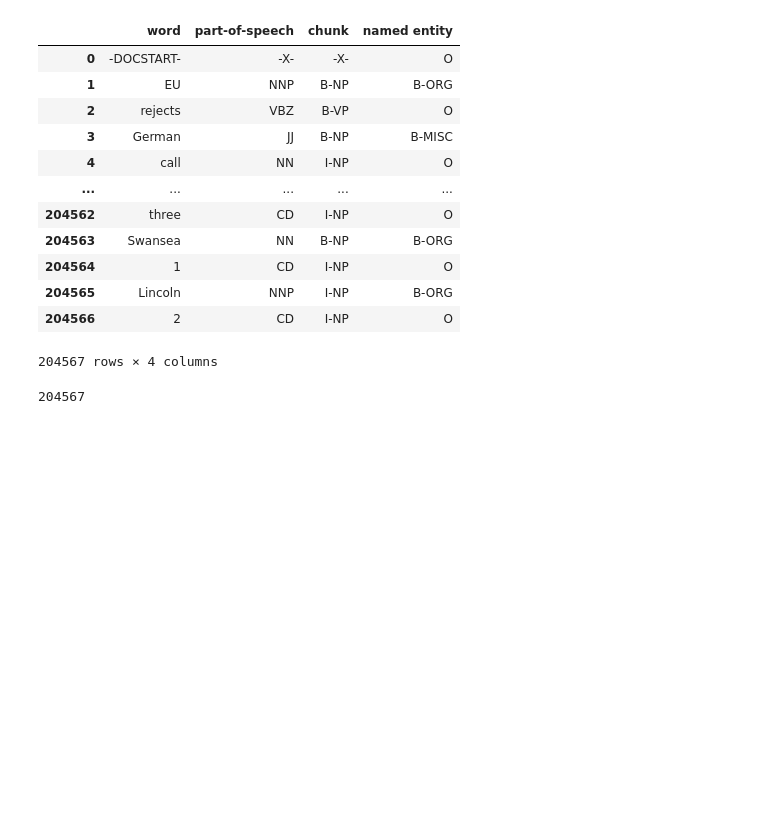
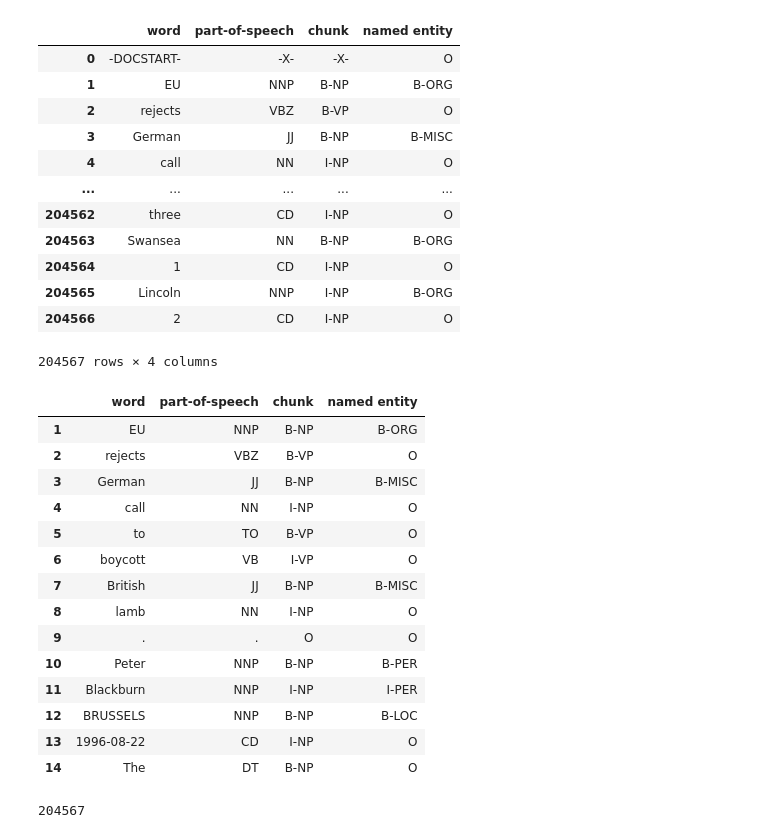
Before and after one commit to GalfiA/Diploma_thesis, a Jupyter notebook: Diploma_thesis.ipynb, the cells around one changed output. Saved outputs shown, nothing was run; the diff lists cells and outputs as text; code cells hidden in the pictures; blank space fills up the shorter version.

```diff
--- a/Diploma_thesis.ipynb
+++ b/Diploma_thesis.ipynb
@@ -121,6 +121,24 @@ train_data
 | 204565 | Lincoln | NNP | I-NP | B-ORG |
 | 204566 | 2 | CD | I-NP | O |
 204567 rows × 4 columns
+# %%
+train_data[1:15]
+# %% [output]
+|  | word | part-of-speech | chunk | named entity |
+| 1 | EU | NNP | B-NP | B-ORG |
+| 2 | rejects | VBZ | B-VP | O |
+| 3 | German | JJ | B-NP | B-MISC |
+| 4 | call | NN | I-NP | O |
+| 5 | to | TO | B-VP | O |
+| 6 | boycott | VB | I-VP | O |
+| 7 | British | JJ | B-NP | B-MISC |
+| 8 | lamb | NN | I-NP | O |
+| 9 | . | . | O | O |
+| 10 | Peter | NNP | B-NP | B-PER |
+| 11 | Blackburn | NNP | I-NP | I-PER |
+| 12 | BRUSSELS | NNP | B-NP | B-LOC |
+| 13 | 1996-08-22 | CD | I-NP | O |
+| 14 | The | DT | B-NP | O |
 # %%
 len(train_data)
 # %% [output]
```
Also changed, not shown: 1 other file.
